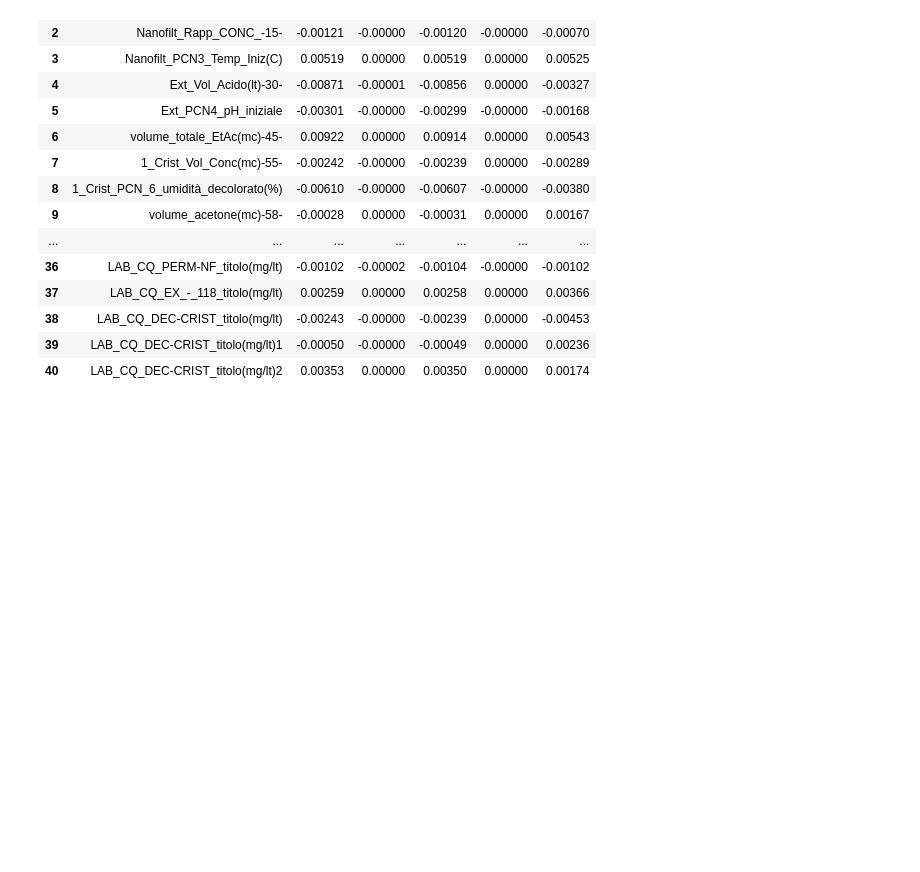
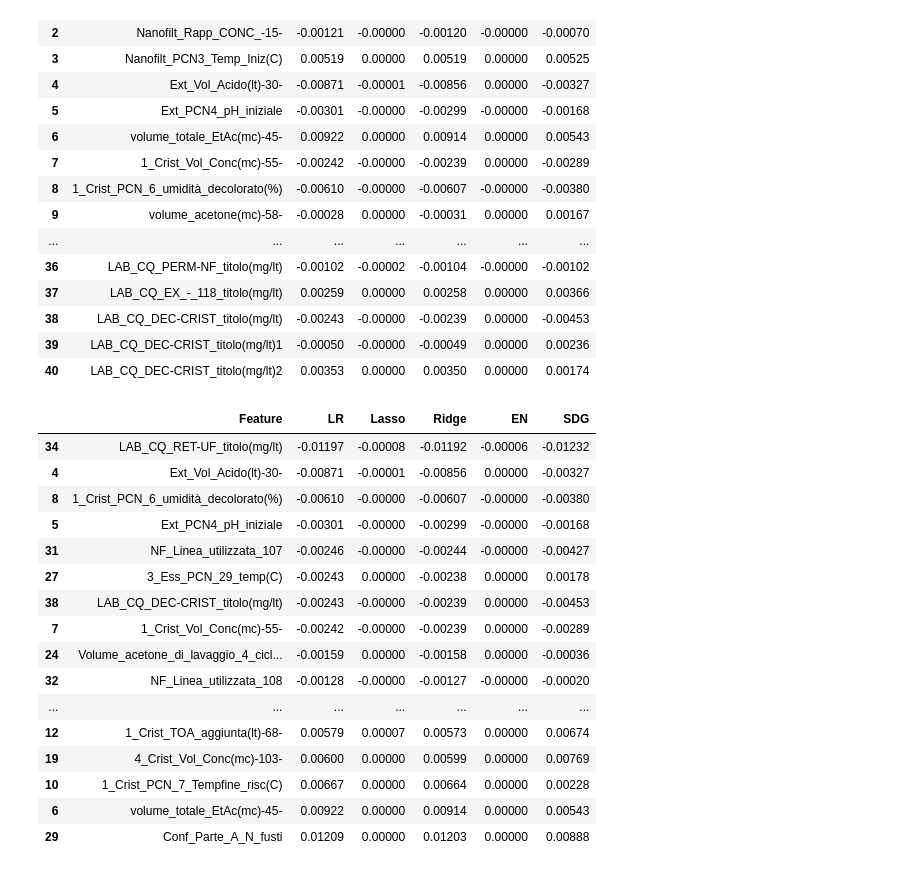
Before and after one commit to xsolinsx/ai-challenge-suanfarma, a Jupyter notebook: nagesh_kommuri/notebooks/eda_metadata.ipynb, the cells around one changed output. Drawn from its saved outputs; the diff is of its cells as text; code cells hidden in the pictures; blank space fills up the shorter version.

```diff
--- a/nagesh_kommuri/notebooks/eda_metadata.ipynb
+++ b/nagesh_kommuri/notebooks/eda_metadata.ipynb
@@ -260,3 +260,23 @@ coeff
 | 38 | LAB_CQ_DEC-CRIST_titolo(mg/lt) | -0.00243 | -0.00000 | -0.00239 | 0.00000 | -0.00453 |
 | 39 | LAB_CQ_DEC-CRIST_titolo(mg/lt)1 | -0.00050 | -0.00000 | -0.00049 | 0.00000 | 0.00236 |
 | 40 | LAB_CQ_DEC-CRIST_titolo(mg/lt)2 | 0.00353 | 0.00000 | 0.00350 | 0.00000 | 0.00174 |
+# %%
+coeff.sort_values(by = 'LR')
+# %% [output]
+|  | Feature | LR | Lasso | Ridge | EN | SDG |
+| 34 | LAB_CQ_RET-UF_titolo(mg/lt) | -0.01197 | -0.00008 | -0.01192 | -0.00006 | -0.01232 |
+| 4 | Ext_Vol_Acido(lt)-30- | -0.00871 | -0.00001 | -0.00856 | 0.00000 | -0.00327 |
+| 8 | 1_Crist_PCN_6_umidità_decolorato(%) | -0.00610 | -0.00000 | -0.00607 | -0.00000 | -0.00380 |
+| 5 | Ext_PCN4_pH_iniziale | -0.00301 | -0.00000 | -0.00299 | -0.00000 | -0.00168 |
+| 31 | NF_Linea_utilizzata_107 | -0.00246 | -0.00000 | -0.00244 | -0.00000 | -0.00427 |
+| 27 | 3_Ess_PCN_29_temp(C) | -0.00243 | 0.00000 | -0.00238 | 0.00000 | 0.00178 |
+| 38 | LAB_CQ_DEC-CRIST_titolo(mg/lt) | -0.00243 | -0.00000 | -0.00239 | 0.00000 | -0.00453 |
+| 7 | 1_Crist_Vol_Conc(mc)-55- | -0.00242 | -0.00000 | -0.00239 | 0.00000 | -0.00289 |
+| 24 | Volume_acetone_di_lavaggio_4_cicl... | -0.00159 | 0.00000 | -0.00158 | 0.00000 | -0.00036 |
+| 32 | NF_Linea_utilizzata_108 | -0.00128 | -0.00000 | -0.00127 | -0.00000 | -0.00020 |
+| ... | ... | ... | ... | ... | ... | ... |
+| 12 | 1_Crist_TOA_aggiunta(lt)-68- | 0.00579 | 0.00007 | 0.00573 | 0.00000 | 0.00674 |
+| 19 | 4_Crist_Vol_Conc(mc)-103- | 0.00600 | 0.00000 | 0.00599 | 0.00000 | 0.00769 |
+| 10 | 1_Crist_PCN_7_Tempfine_risc(C) | 0.00667 | 0.00000 | 0.00664 | 0.00000 | 0.00228 |
+| 6 | volume_totale_EtAc(mc)-45- | 0.00922 | 0.00000 | 0.00914 | 0.00000 | 0.00543 |
+| 29 | Conf_Parte_A_N_fusti | 0.01209 | 0.00000 | 0.01203 | 0.00000 | 0.00888 |
```
Also changed, not shown: parts of 1 cell of this notebook, 4 other files.
